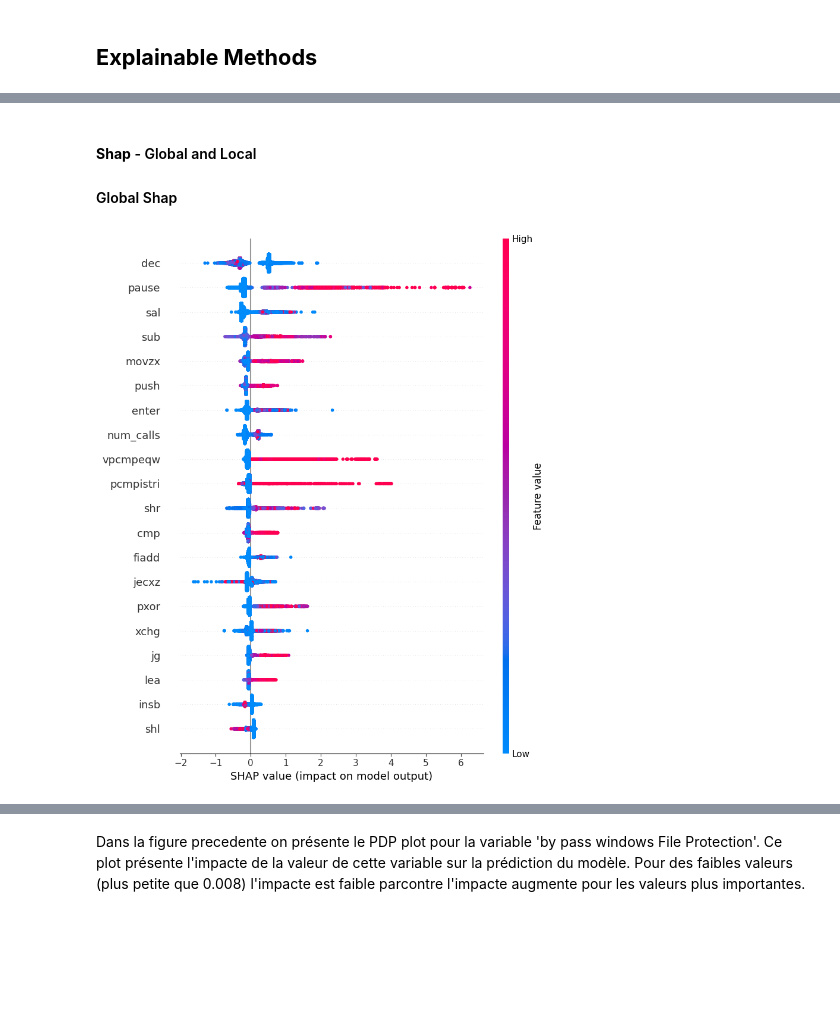
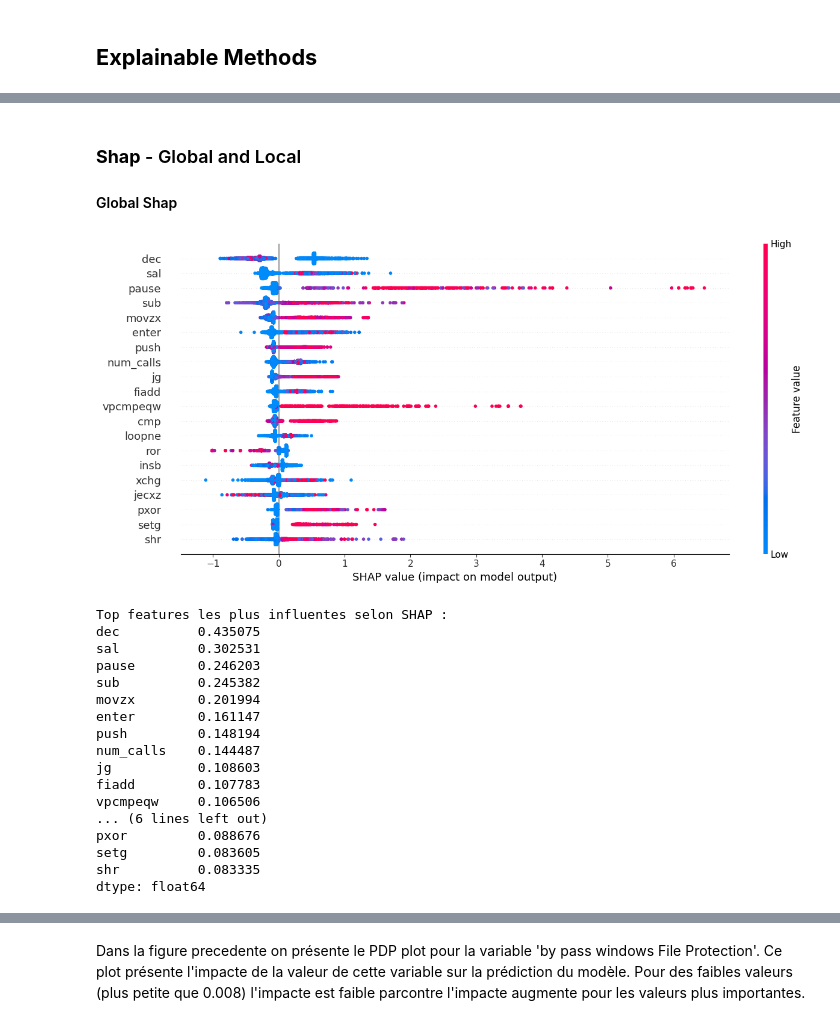
Before and after one commit to Michel93DM/XAI_methods, a Jupyter notebook: Notebooks/CyberSecurity.ipynb, the cells around one changed output, grey strips where cells are left out. Cells and saved outputs as stored; diff of their text form; code cells hidden in the pictures; blank space fills up the shorter version.

```diff
--- a/Notebooks/CyberSecurity.ipynb
+++ b/Notebooks/CyberSecurity.ipynb
@@ -112,4 +131,15 @@ filename = '../trained_model/hgb.pkl'
 with open(filename, 'rb') as file:
     model = pickle.load(file)
+# %%
+# y_pred = model.predict(X_test)
+
+model_idx = 26 # bypass Windows File Protection
+model_bypass_windws_file_protection = model.estimators_[model_idx]
+
+negative_idx = 0
+sample = X_train.iloc[negative_idx:negative_idx+1]
+
+positive_idx = 21402
+positive_sample = X_test.loc[positive_idx]
 # %% [markdown]
 ## **Explainable Methods**
@@ -116,20 +200,46 @@ with open(filename, 'rb') as file:
 # %% [markdown]
-#### **Shap** - Global and Local
+### **Shap** - Global and Local
 
 #### Global Shap
 # %%
 import shap
 
-y_pred = model.predict(X_test)
-
-#it is the model corresponding to the target: 'by pass Windows File Protection'
-first_label_classifier = model.estimators_[26]
-
 # Appliquer SHAP
-explainer = shap.Explainer(first_label_classifier, X_train)
-shap_values = explainer.shap_values(X_train, check_additivity=False)
-#shap_values = explainer(X_train)
-
-shap.summary_plot(shap_values, X_train)
+explainer = shap.Explainer(model_bypass_windws_file_protection, X_test)
+# shap_values_train = explainer.shap_values(X_train, check_additivity=False)
+shap_values_test = explainer.shap_values(X_test, check_additivity=False)
-# %% [output]
-[figure, removed]
+# %%
+shap.summary_plot(shap_values_test, X_test, plot_size=(13,6))
+# %% [output]
+[figure, added]
+# %%
+if isinstance(shap_values_test, list):
+    # Moyenne absolue sur les classes (shape: n_classes, n_samples, n_features)
+    shap_values_mean = np.mean(np.abs(shap_values_test), axis=0)
+else:
+    shap_values_mean = np.abs(shap_values_test)
+
+mean_abs_shap = shap_values_mean.mean(axis=0)
+feature_importance = pd.Series(mean_abs_shap, index=X_test.columns)
+top_features = feature_importance.sort_values(ascending=False).head(20)
+
+print("Top features les plus influentes selon SHAP :")
+print(top_features)
+# %% [output]
+Top features les plus influentes selon SHAP :
+dec          0.435075
+sal          0.302531
+pause        0.246203
+sub          0.245382
+movzx        0.201994
+enter        0.161147
+push         0.148194
+num_calls    0.144487
+jg           0.108603
+fiadd        0.107783
+vpcmpeqw     0.106506
+... (6 lines left out)
+pxor         0.088676
+setg         0.083605
+shr          0.083335
+dtype: float64
```
Also changed, not shown: parts of 37 cells of this notebook.
